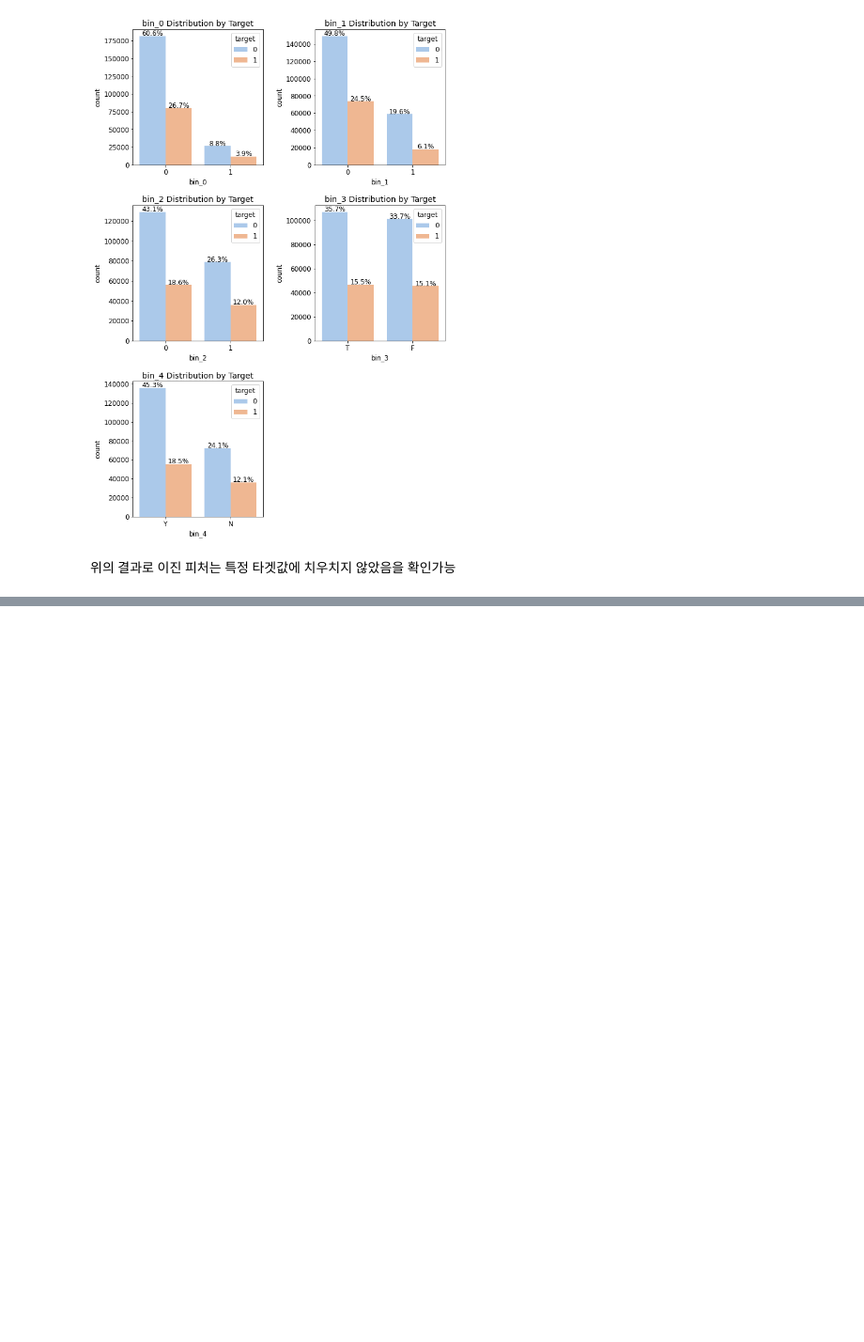
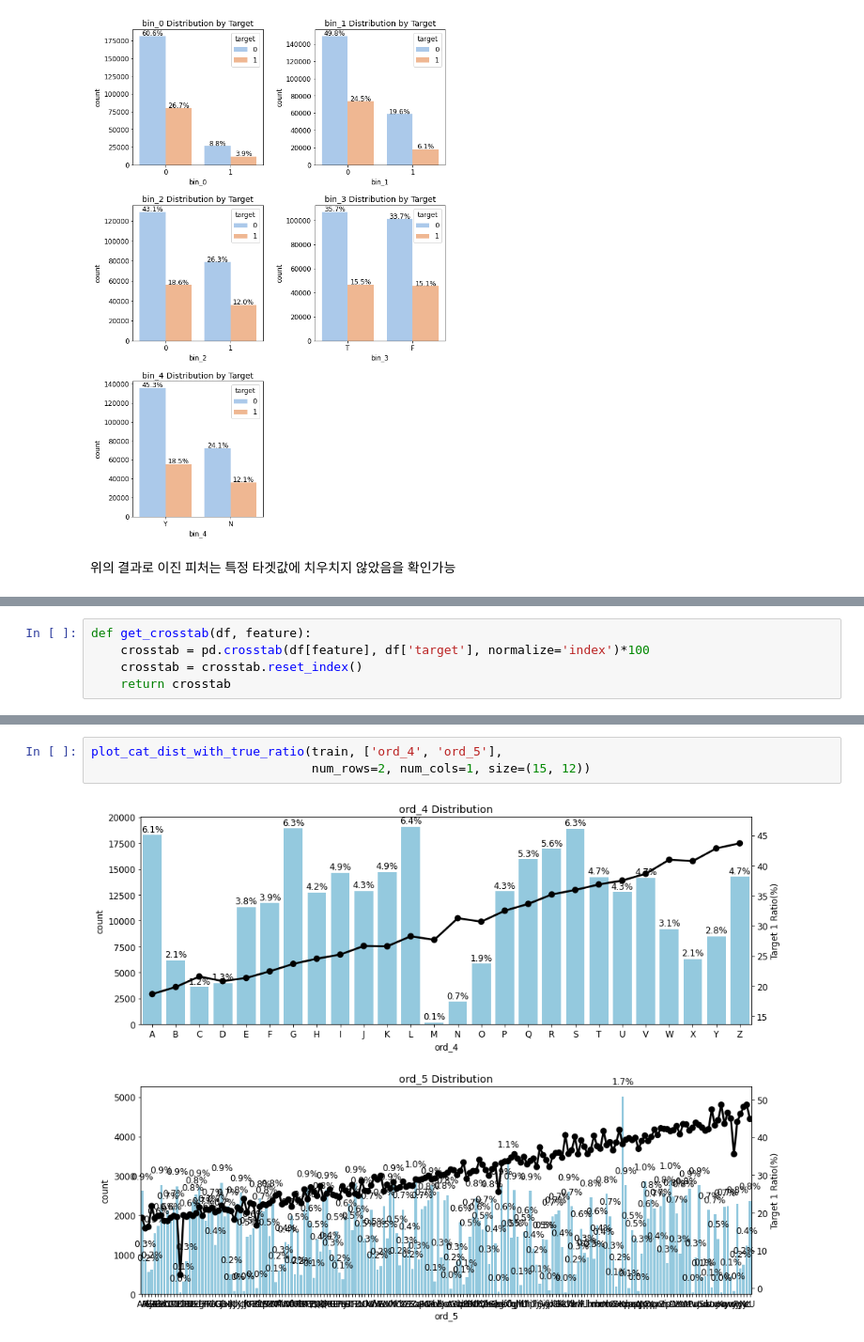
Before and after one commit to DrunkJin/Kaggle, a Jupyter notebook: categorical-feature-encoding-challenge-cocoyachi.ipynb, the cells around one changed output, grey strips where cells are left out. Shown at 94% size. Saved outputs shown, nothing was run; the diff lists cells and outputs as text; blank space fills up the shorter version.

```diff
--- a/categorical-feature-encoding-challenge-cocoyachi.ipynb
+++ b/categorical-feature-encoding-challenge-cocoyachi.ipynb
@@ -217,0 +255,5 @@ for idx, feature in enumerate(bin_features):
+# %%
+def get_crosstab(df, feature):
+    crosstab = pd.crosstab(df[feature], df['target'], normalize='index')*100
+    crosstab = crosstab.reset_index()
+    return crosstab
@@ -217,0 +359,5 @@ for idx, feature in enumerate(bin_features):
+# %%
+plot_cat_dist_with_true_ratio(train, ['ord_4', 'ord_5'],
+                              num_rows=2, num_cols=1, size=(15, 12))
+# %% [output]
+[figure, added]
```
Also changed, not shown: parts of 25 cells of this notebook.
